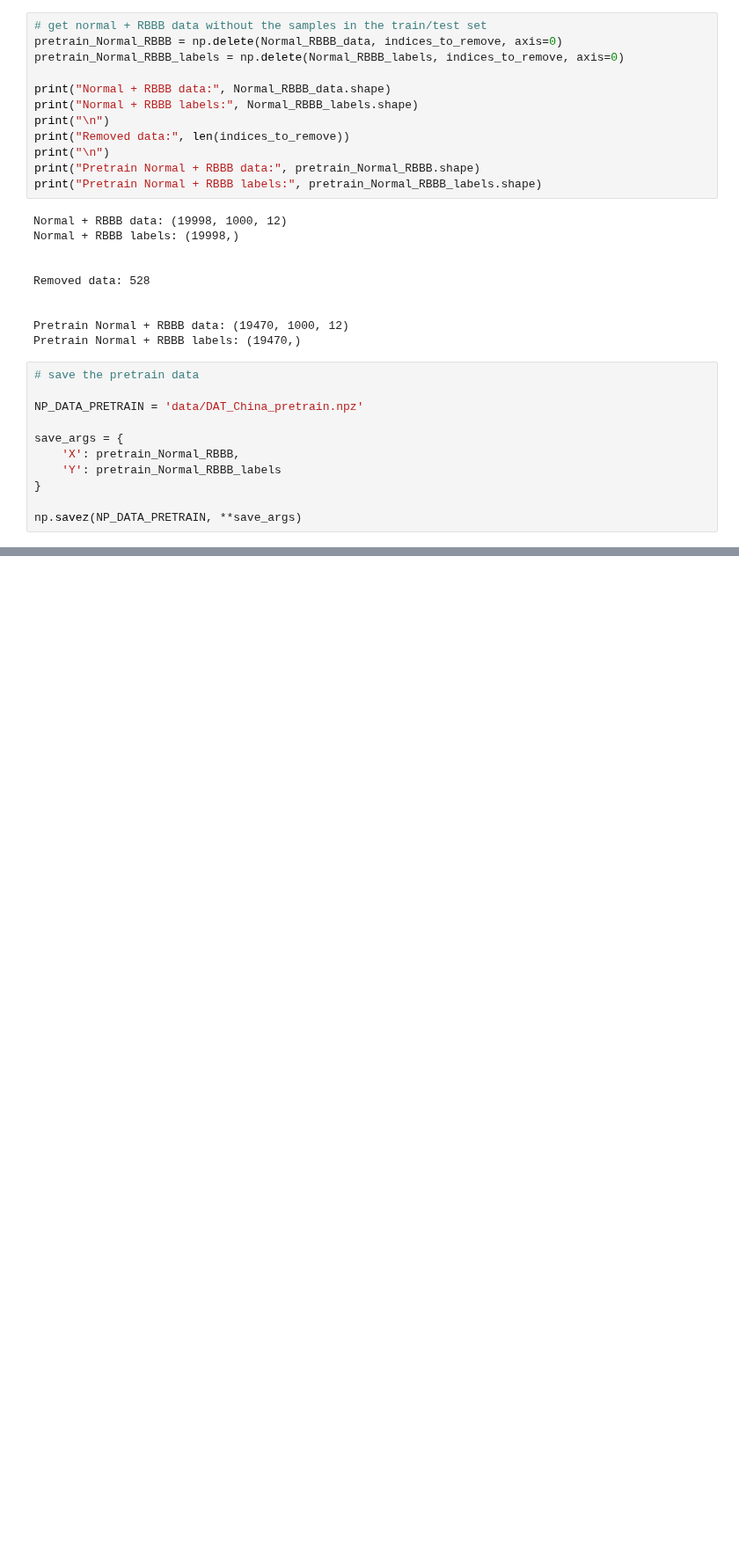
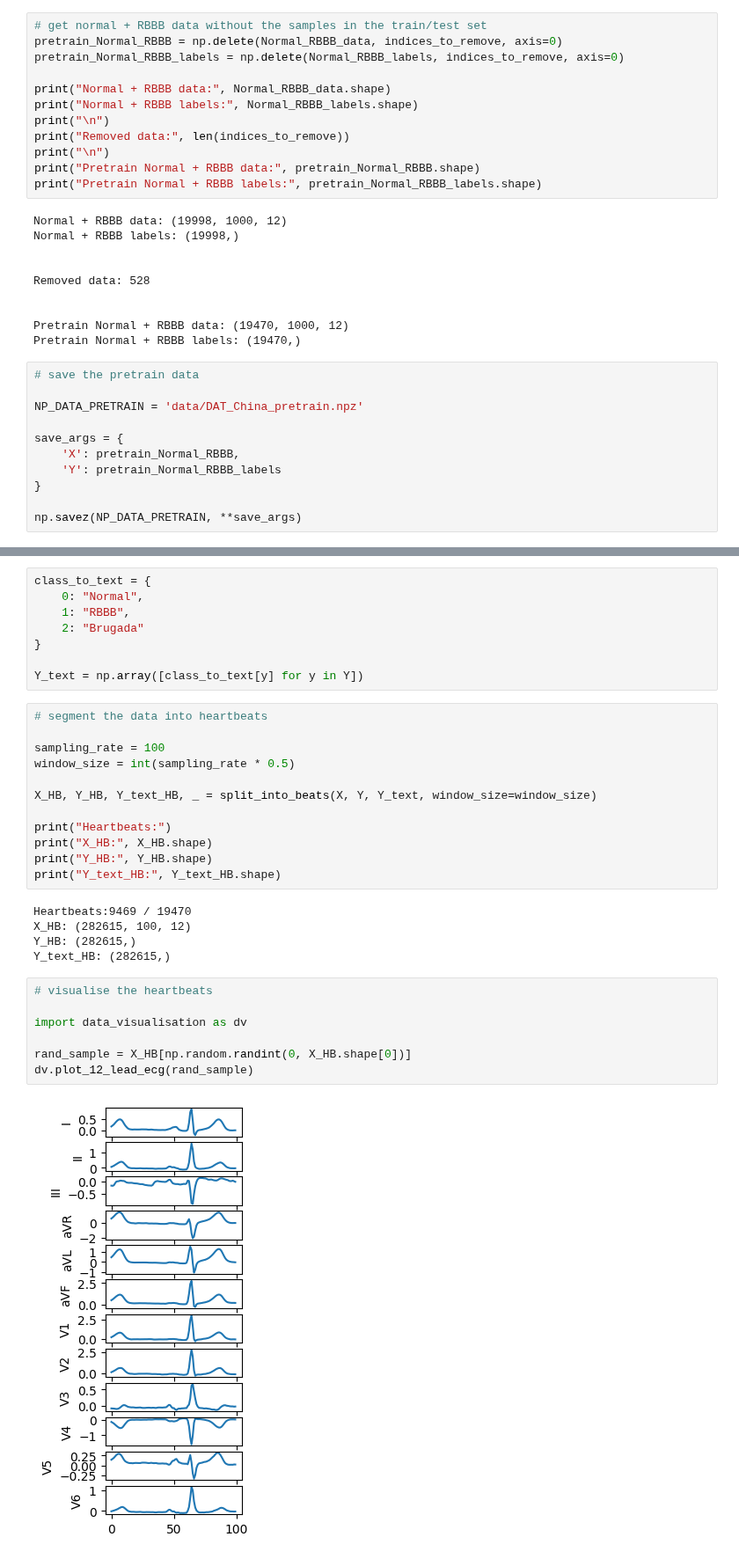
Before and after one commit to raaifhadadi/FYP, a Jupyter notebook: brugada_data_processing.ipynb, the cells around one changed output, grey strips where cells are left out. Shown at 88% size. Cells and saved outputs as stored; diff of their text form; blank space fills up the shorter version.

```diff
--- a/brugada_data_processing.ipynb
+++ b/brugada_data_processing.ipynb
@@ -602,0 +618,34 @@ np.savez(NP_DATA_PRETRAIN, **save_args)
+# %%
+class_to_text = {
+    0: "Normal",
+    1: "RBBB",
+    2: "Brugada"
+}
+
+Y_text = np.array([class_to_text[y] for y in Y])
+# %%
+# segment the data into heartbeats
+
+sampling_rate = 100
+window_size = int(sampling_rate * 0.5)
+
+X_HB, Y_HB, Y_text_HB, _ = split_into_beats(X, Y, Y_text, window_size=window_size)
+
+print("Heartbeats:")
+print("X_HB:", X_HB.shape)
+print("Y_HB:", Y_HB.shape)
+print("Y_text_HB:", Y_text_HB.shape)
+# %% [output]
+Heartbeats:9469 / 19470
+X_HB: (282615, 100, 12)
+Y_HB: (282615,)
+Y_text_HB: (282615,)
+# %%
+# visualise the heartbeats
+
+import data_visualisation as dv
+
+rand_sample = X_HB[np.random.randint(0, X_HB.shape[0])]
+dv.plot_12_lead_ecg(rand_sample)
+# %% [output]
+[figure, added]
```
Also changed, not shown: parts of 5 cells of this notebook.
